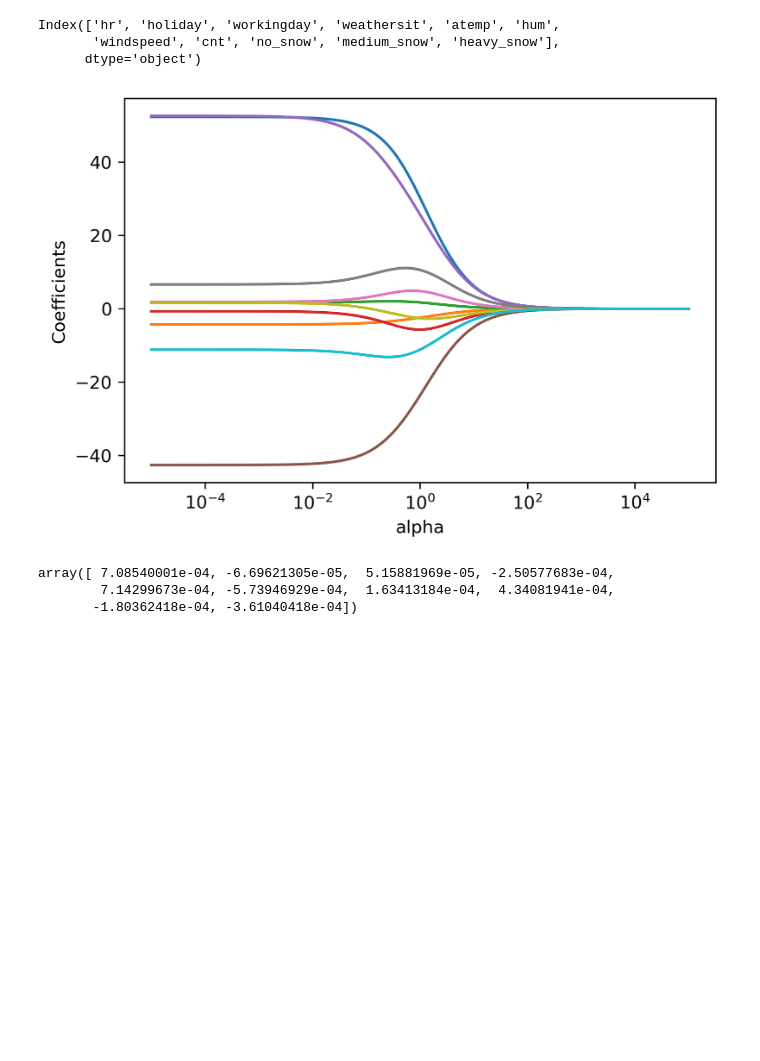
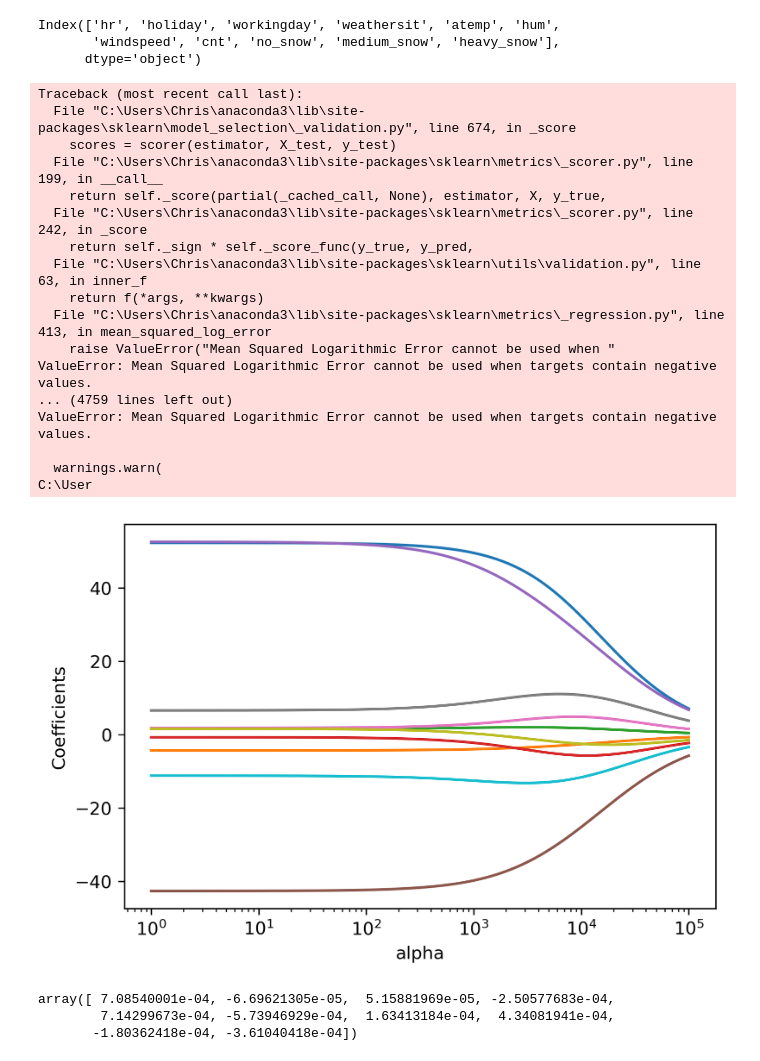
Before and after one commit to NathanHergenreter/CS574_BikeSharing, a Jupyter notebook: ridge.ipynb, the cells around one changed output. Saved outputs shown, nothing was run; the diff lists cells and outputs as text; code cells hidden in the pictures; blank space fills up the shorter version.

```diff
--- a/ridge.ipynb
+++ b/ridge.ipynb
@@ -62,7 +62,7 @@ X_train, x_test, y_train, y_test = train_test_split(X, Y, test_size = 0.33, rand
 
 n_folds = 5
 n_alphas = 200
-alphas = np.logspace(-5, 5, n_alphas) #grid search for lambda (aka 'alpha')
+alphas = np.logspace(0, 5, n_alphas) #grid search for lambda (aka 'alpha')
 
 parameters = { 'ridge__alpha':alphas}
 
@@ -70,10 +70,10 @@ scaler = StandardScaler()
 ridge = Ridge(normalize=True,tol=2,fit_intercept=True) #we will pass through alpha values later
 pipe = make_pipeline(scaler, ridge)
 
-gs = GridSearchCV(pipe, parameters, scoring='neg_mean_squared_error', cv=n_folds)
+gs = GridSearchCV(pipe, parameters, scoring='neg_mean_squared_log_error', cv=n_folds)
 gs.fit(X_train,y_train)
 
-alphas = np.logspace(-5, 5, n_alphas) #grid search for lambda (aka 'alpha')
+alphas = np.logspace(0, 5, n_alphas) #grid search for lambda (aka 'alpha')
 
 coefs = []
 # print(pipe.get_params().keys()) #reports input names can set (look for the hyper-parameters)
@@ -82,34 +82,51 @@ parameters = {'ridge__alpha':alphas}
 # model.fit(X_train,y_train)
 for a in alphas:
     pipe.set_params(ridge__alpha=a)
     pipe.fit(X_train, y_train)
     coefs.append(pipe.named_steps['ridge'].coef_)
 
 plt.figure()
 ax = plt.gca()
 ax.plot(alphas, coefs)
 ax.set_xscale('log')
 
 plt.axis('tight')
 plt.xlabel('alpha')
 plt.ylabel('Coefficients');
 
 
 # plt.figure()
 # ax = plt.gca()
 # ax.plot(alphas, coefs,'o')
 # ax.set_xscale('log')
 #
 # plt.axis('tight')
 # plt.xlabel('alpha')
 # plt.ylabel('Coefficients')
 # plt.title('Zoomed in')
 # plt.xlim(.01,100)
 # %% [output]
 Index(['hr', 'holiday', 'workingday', 'weathersit', 'atemp', 'hum',
        'windspeed', 'cnt', 'no_snow', 'medium_snow', 'heavy_snow'],
       dtype='object')
+Traceback (most recent call last):
+  File "C:\Users\Chris\anaconda3\lib\site-packages\sklearn\model_selection\_validation.py", line 674, in _score
+    scores = scorer(estimator, X_test, y_test)
+  File "C:\Users\Chris\anaconda3\lib\site-packages\sklearn\metrics\_scorer.py", line 199, in __call__
+    return self._score(partial(_cached_call, None), estimator, X, y_true,
+  File "C:\Users\Chris\anaconda3\lib\site-packages\sklearn\metrics\_scorer.py", line 242, in _score
+    return self._sign * self._score_func(y_true, y_pred,
+  File "C:\Users\Chris\anaconda3\lib\site-packages\sklearn\utils\validation.py", line 63, in inner_f
+    return f(*args, **kwargs)
+  File "C:\Users\Chris\anaconda3\lib\site-packages\sklearn\metrics\_regression.py", line 413, in mean_squared_log_error
+    raise ValueError("Mean Squared Logarithmic Error cannot be used when "
+ValueError: Mean Squared Logarithmic Error cannot be used when targets contain negative values.
+... (4759 lines left out)
+ValueError: Mean Squared Logarithmic Error cannot be used when targets contain negative values.
+
+  warnings.warn(
+C:\User
-[figure, old version]
+[figure, new version]
 # %%
 # coefficients {𝛽1,…,𝛽𝑝} for the last fitted model in the above for loop
 pipe.named_steps['ridge'].coef_
```
Also changed, not shown: parts of 7 cells of this notebook, 3 other files.
